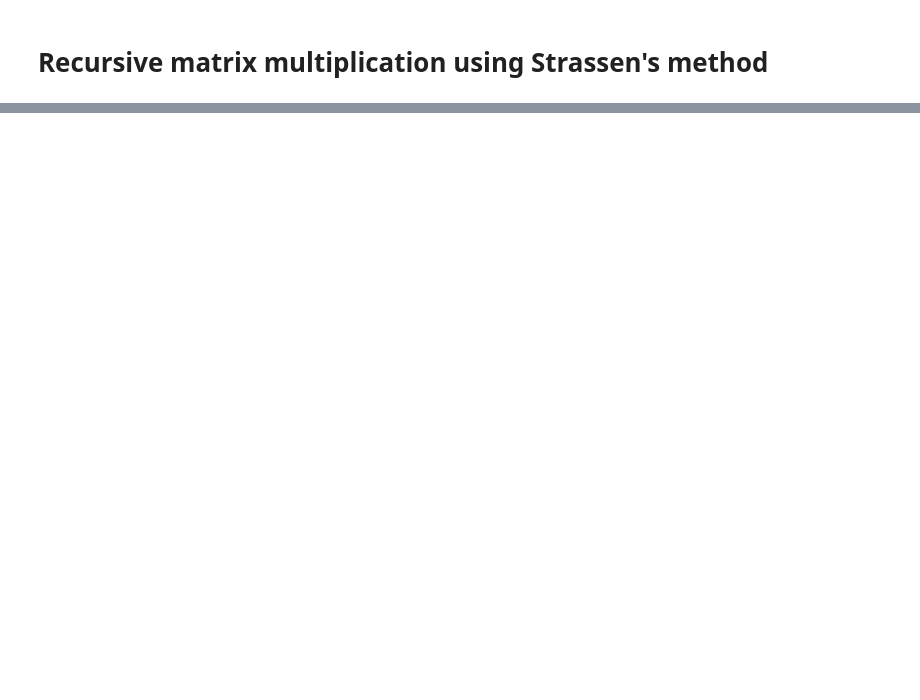
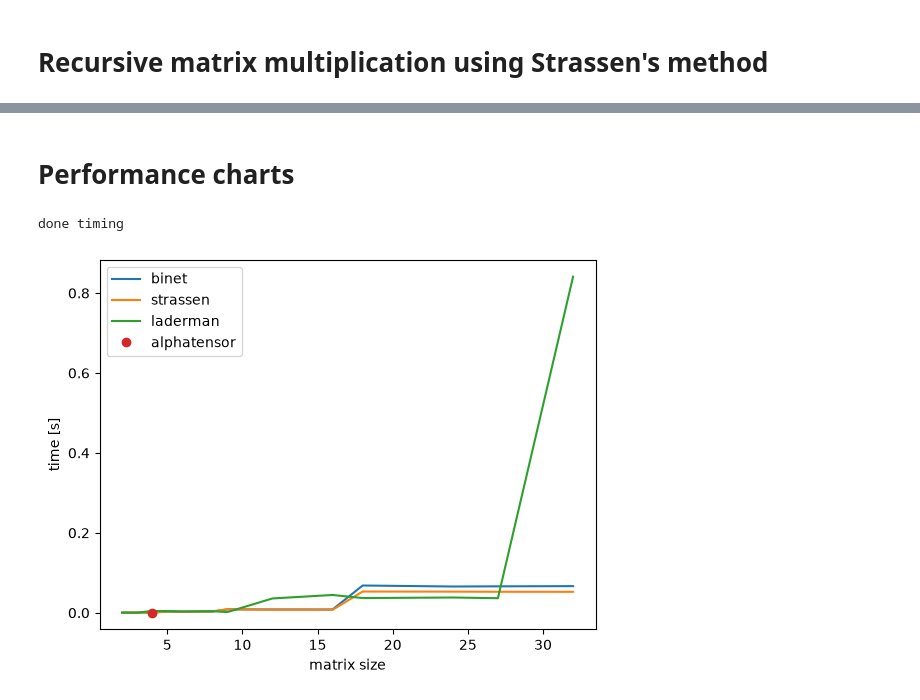
Before and after one commit to WerminskiGabriel/AGH-MatrixAlgo, a Jupyter notebook: lab1/lab1.ipynb, the cells around one changed output, grey strips where cells are left out. Cells and saved outputs as stored; diff of their text form; code cells hidden in the pictures; blank space fills up the shorter version.

```diff
--- a/lab1/lab1.ipynb
+++ b/lab1/lab1.ipynb
@@ -119,0 +434,49 @@ for m_B in range(1, 100):
+# %% [markdown]
+# Performance charts
+# %%
+plot_sizes = [2, 3, 4, 5, 6, 8, 9, 12, 16, 18, 24, 27, 32]
+
+binet_times, strassen_times, laderman_times = [], [], []
+binet_ops, strassen_ops, laderman_ops = [], [], []
+ai_time = None
+ai_ops = None
+
+for n in plot_sizes:
+    A = generate_random_matrix(n)
+    B = generate_random_matrix(n)
+
+    t0 = time.perf_counter()
+    _, ops = binet(A, B)
+    binet_times.append(time.perf_counter() - t0)
+    binet_ops.append(ops)
+
+    t0 = time.perf_counter()
+    _, ops = strassen(A, B)
+    strassen_times.append(time.perf_counter() - t0)
+    strassen_ops.append(ops)
+
+    t0 = time.perf_counter()
+    _, ops = laderman(A, B)
+    laderman_times.append(time.perf_counter() - t0)
+    laderman_ops.append(ops)
+
+    if n == 4:
+        t0 = time.perf_counter()
+        _, ai_ops = alphatensor(A, B)
+        ai_time = time.perf_counter() - t0
+
+print("done timing")
+# %% [output]
+done timing
+# %%
+plt.plot(plot_sizes, binet_times, label="binet")
+plt.plot(plot_sizes, strassen_times, label="strassen")
+plt.plot(plot_sizes, laderman_times, label="laderman")
+if ai_time is not None:
+    plt.plot([4], [ai_time], "o", label="alphatensor")
+plt.xlabel("matrix size")
+plt.ylabel("time [s]")
+plt.legend()
+plt.show()
+# %% [output]
+[figure, added]
```
Also changed, not shown: parts of 16 cells of this notebook.
